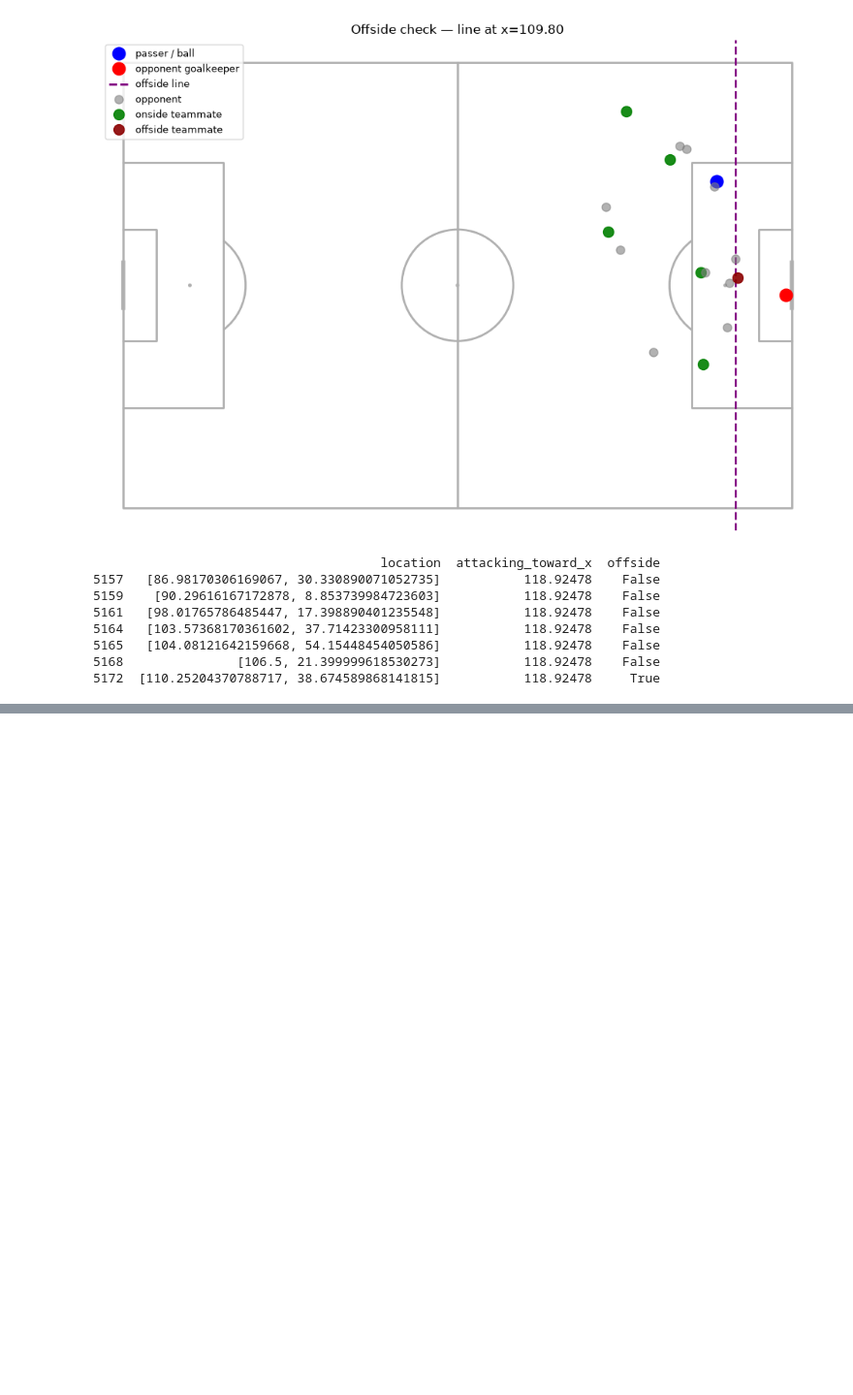
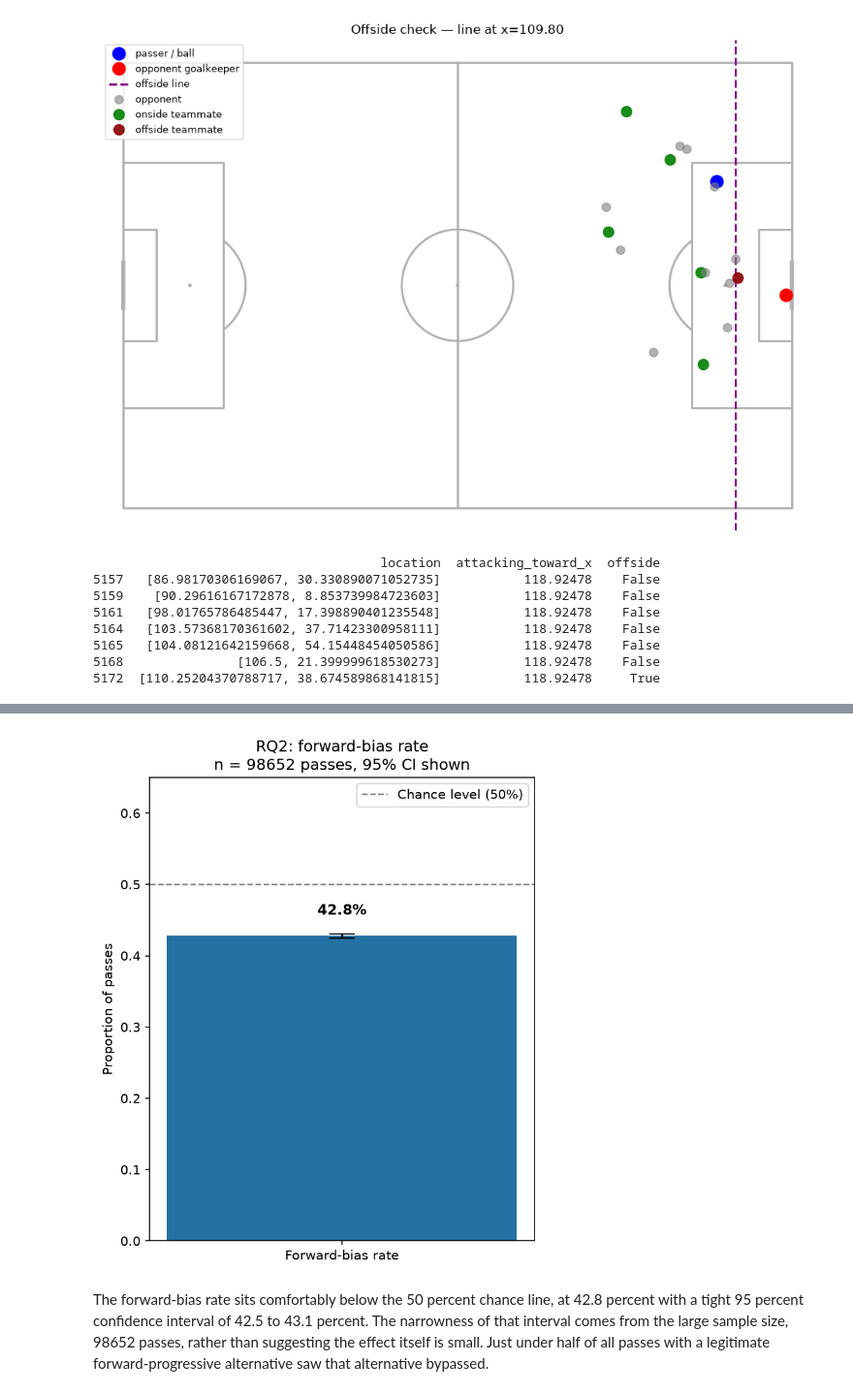
Before and after one commit to Raeesa12/perception-aware-passing-in-football, a Jupyter notebook: notebooks/layer2_bias_analysis.ipynb, the cells around one changed output, grey strips where cells are left out. Shown at 97% size. Drawn from its saved outputs; the diff is of its cells as text; code cells hidden in the pictures; blank space fills up the shorter version.

```diff
--- a/notebooks/layer2_bias_analysis.ipynb
+++ b/notebooks/layer2_bias_analysis.ipynb
@@ -273,0 +864,10 @@ print(test_result[['location', 'attacking_toward_x', 'offside']])
+# %%
+# wraps the working interpolator from the sanity check above with attacking-direction
+# mirroring, so "forward" always means toward the opponent's goal regardless of which
+# side of the pitch a team is defending
+def get_xt_value(x, y, attacking_toward_x):
+    if attacking_toward_x < 60:
+        x = 120 - x
+    x_clipped = np.clip(x, 0, spadlconfig.field_length)
+    y_clipped = np.clip(y, 0, spadlconfig.field_width)
+    return float(_xt_interpolator([[x_clipped, y_clipped]])[0])
@@ -273,0 +949,14 @@ print(test_result[['location', 'attacking_toward_x', 'offside']])
+# %%
+import numpy as np
+from scipy.stats import norm
+
+def wilson_ci(n_success, n_total, alpha=0.05):
+    z = norm.ppf(1 - alpha / 2)
+    phat = n_success / n_total
+    denom = 1 + z**2 / n_total
+    centre = phat + z**2 / (2 * n_total)
+    adj = z * np.sqrt(phat * (1 - phat) / n_total + z**2 / (4 * n_total**2))
+    return (centre - adj) / denom, (centre + adj) / denom
+
+ci_low, ci_high = wilson_ci(n_bypassed, n_total)
+print(f"Forward-bias rate: {forward_bias_rate:.1%} (95% CI: {ci_low:.1%} to {ci_high:.1%})")
@@ -273,0 +973,22 @@ print(test_result[['location', 'attacking_toward_x', 'offside']])
+# %%
+fig, ax = plt.subplots(figsize=(5, 6), dpi=150)
+
+ax.bar(['Forward-bias rate'], [forward_bias_rate], color='#2471a3', width=0.45,
+       yerr=[[forward_bias_rate - ci_low], [ci_high - forward_bias_rate]],
+       capsize=10, ecolor='black', error_kw={'elinewidth': 1.5})
+ax.axhline(0.5, linestyle='--', color='grey', linewidth=1.2, label='Chance level (50%)')
+
+ax.set_ylim(0, 0.65)
+ax.set_ylabel('Proportion of passes')
+ax.set_title(f'RQ2: forward-bias rate\nn = {n_total} passes, 95% CI shown')
+ax.legend(loc='upper right')
+for i, v in enumerate([forward_bias_rate]):
+    ax.text(i, v + 0.03, f"{v:.1%}", ha='center', fontsize=11, fontweight='bold')
+
+fig.tight_layout()
+fig.savefig('../data/results/rq2_forward_bias_rate.png', dpi=300, bbox_inches='tight')
+plt.show()
+# %% [output]
+[figure, added]
+# %% [markdown]
+The forward-bias rate sits comfortably below the 50 percent chance line, at 42.8 percent with a tight 95 percent confidence interval of 42.5 to 43.1 percent. The narrowness of that interval comes from the large sample size, 98652 passes, rather than suggesting the effect itself is small. Just under half of all passes with a legitimate forward-progressive alternative saw that alternative bypassed.
```
Also changed, not shown: parts of 43 cells of this notebook, 2 other files.
